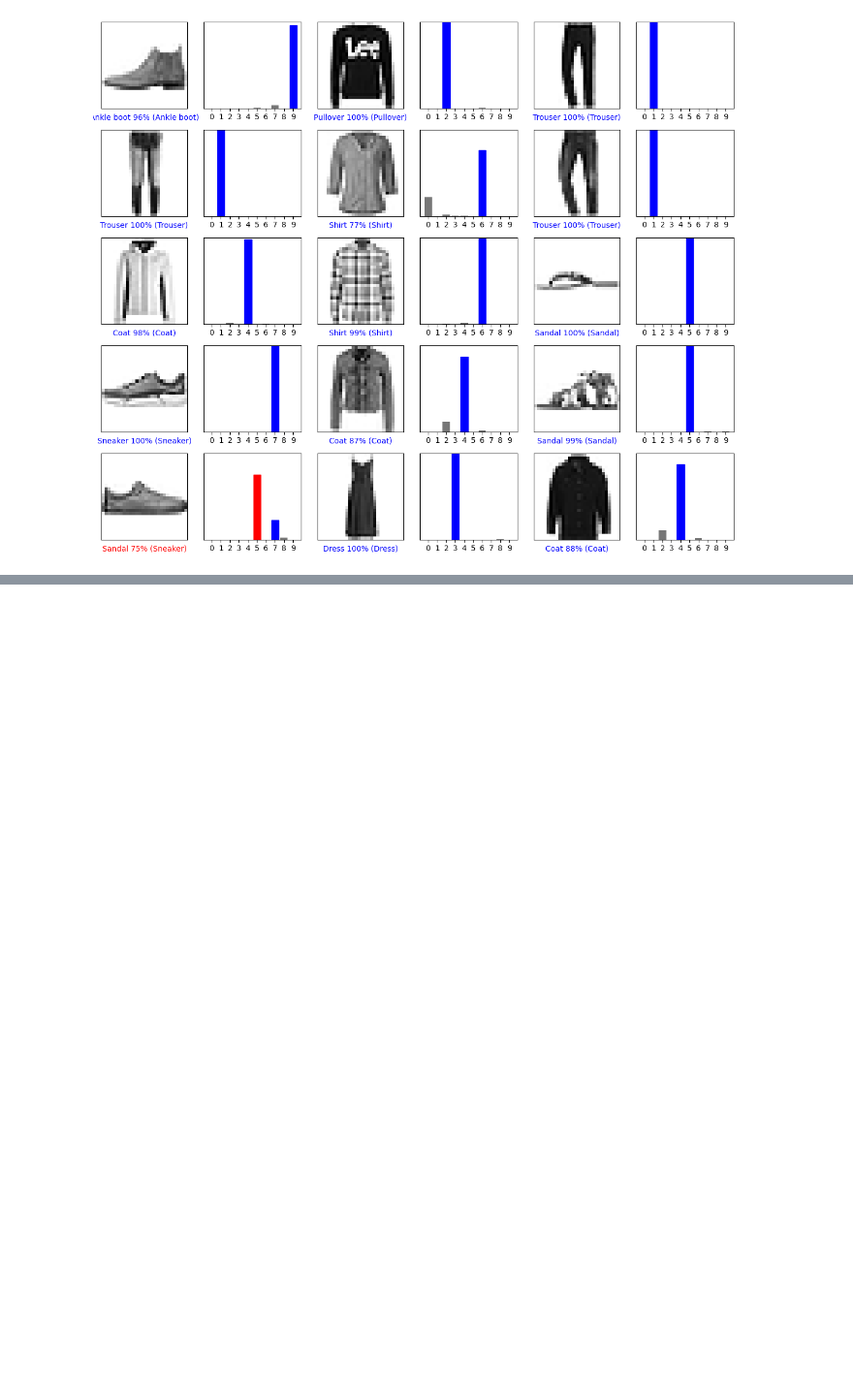
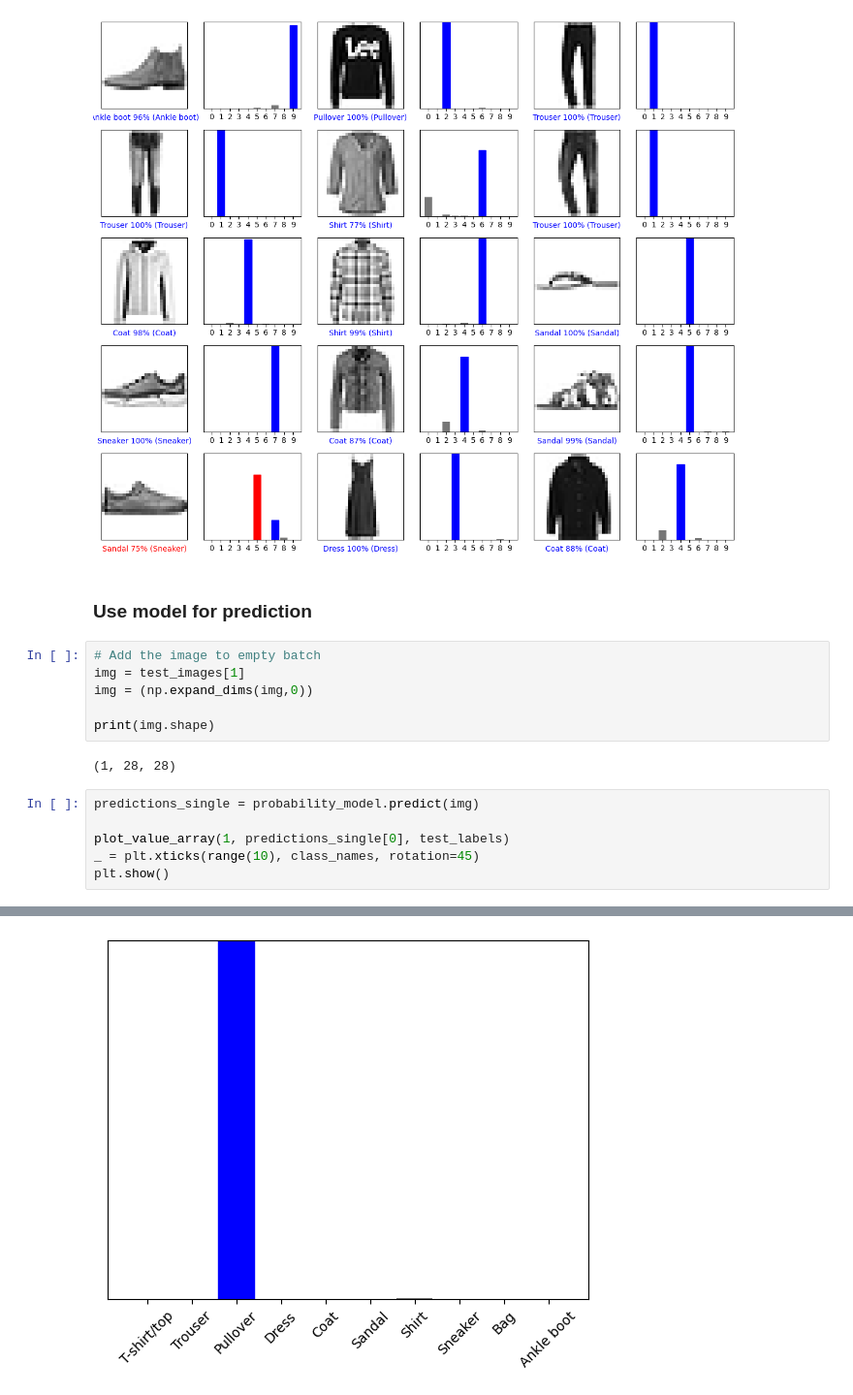
Before and after one commit to taed2-2425q1-gced-upc/TAED2_BytesWithoutBorders, a Jupyter notebook: byteswithoutborders/mnist_prediction_model.ipynb, the cells around one changed output, grey strips where cells are left out. Shown: that part at 97% size. Drawn from its saved outputs; the diff is of its cells as text; blank space fills up the shorter version.

Commit message:
Single image prediction
Used model for single image prediction. Considered the last step in the model building

```diff
--- a/byteswithoutborders/mnist_prediction_model.ipynb
+++ b/byteswithoutborders/mnist_prediction_model.ipynb
@@ -186,3 +185,20 @@ plt.tight_layout()
 plt.show()
 # %% [output]
 [figure]
+# %% [markdown]
+### Use model for prediction
+# %%
+# Add the image to empty batch
+img = test_images[1]
+img = (np.expand_dims(img,0))
+
+print(img.shape)
+# %% [output]
+(1, 28, 28)
+# %%
+predictions_single = probability_model.predict(img)
+
+plot_value_array(1, predictions_single[0], test_labels)
+_ = plt.xticks(range(10), class_names, rotation=45)
+plt.show()
+# %% [output]
@@ -188,0 +206 @@ plt.show()
+[figure, added]
```
Also changed, not shown: parts of 3 cells of this notebook.
